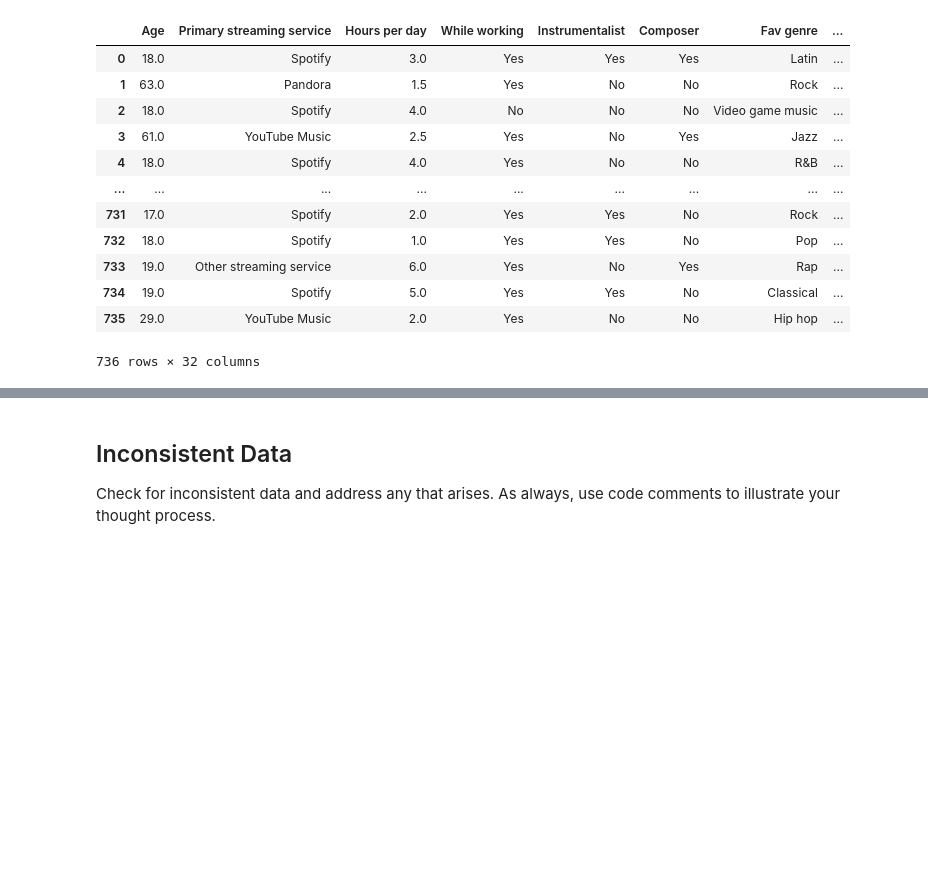
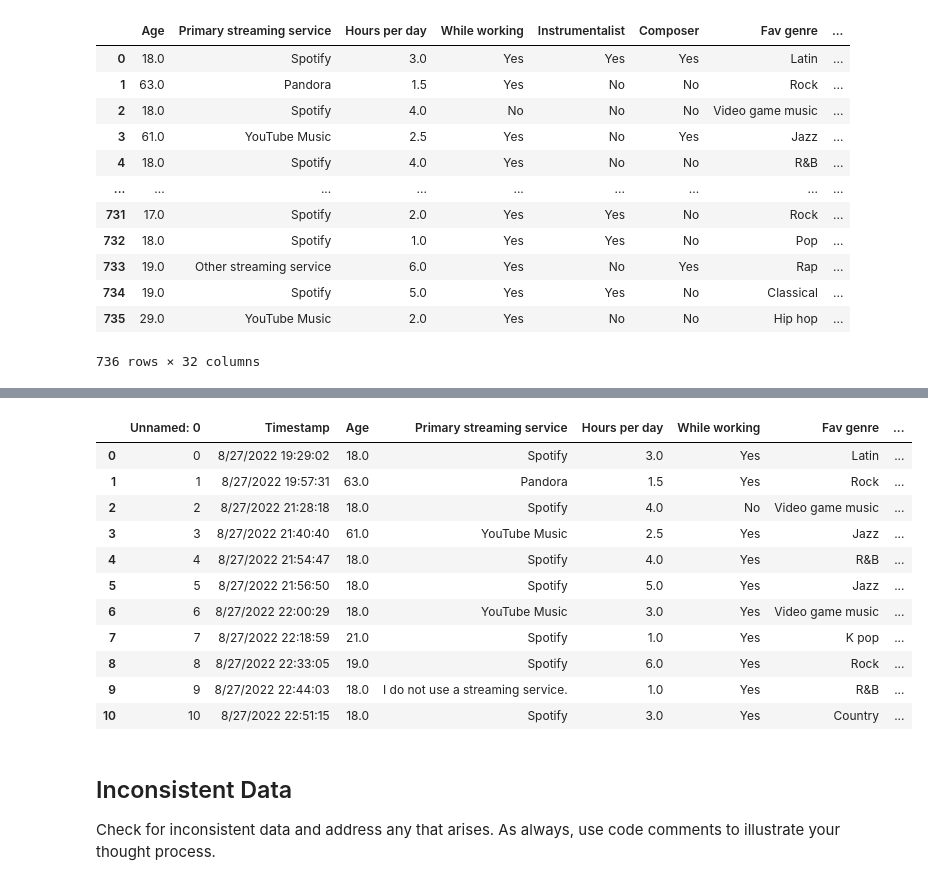
Before and after one commit to dbrazi/cleaning-data-checkpoint, a Jupyter notebook: checkpoint-three.ipynb, the cells around one changed output, grey strips where cells are left out. Saved outputs shown, nothing was run; the diff lists cells and outputs as text; code cells hidden in the pictures; blank space fills up the shorter version.

```diff
--- a/checkpoint-three.ipynb
+++ b/checkpoint-three.ipynb
@@ -188,3 +180,20 @@ df2.head()
+# %%
+#putting this code here to make sure that everything works and is viewable
+df_cleaned = pd.read_csv("mental_music_cleaned.csv")
+df_cleaned.head(11)
+# %% [output]
+|  | Unnamed: 0 | Timestamp | Age | Primary streaming service | Hours per day | While working | Fav genre | ... |
+| 0 | 0 | 8/27/2022 19:29:02 | 18.0 | Spotify | 3.0 | Yes | Latin | ... |
+| 1 | 1 | 8/27/2022 19:57:31 | 63.0 | Pandora | 1.5 | Yes | Rock | ... |
+| 2 | 2 | 8/27/2022 21:28:18 | 18.0 | Spotify | 4.0 | No | Video game music | ... |
+| 3 | 3 | 8/27/2022 21:40:40 | 61.0 | YouTube Music | 2.5 | Yes | Jazz | ... |
+| 4 | 4 | 8/27/2022 21:54:47 | 18.0 | Spotify | 4.0 | Yes | R&B | ... |
+| 5 | 5 | 8/27/2022 21:56:50 | 18.0 | Spotify | 5.0 | Yes | Jazz | ... |
+| 6 | 6 | 8/27/2022 22:00:29 | 18.0 | YouTube Music | 3.0 | Yes | Video game music | ... |
+| 7 | 7 | 8/27/2022 22:18:59 | 21.0 | Spotify | 1.0 | Yes | K pop | ... |
+| 8 | 8 | 8/27/2022 22:33:05 | 19.0 | Spotify | 6.0 | Yes | Rock | ... |
+| 9 | 9 | 8/27/2022 22:44:03 | 18.0 | I do not use a streaming service. | 1.0 | Yes | R&B | ... |
+| 10 | 10 | 8/27/2022 22:51:15 | 18.0 | Spotify | 3.0 | Yes | Country | ... |
 # %% [markdown]
 ## Inconsistent Data
 
```
Also changed, not shown: parts of 6 cells of this notebook, 1 other file.
